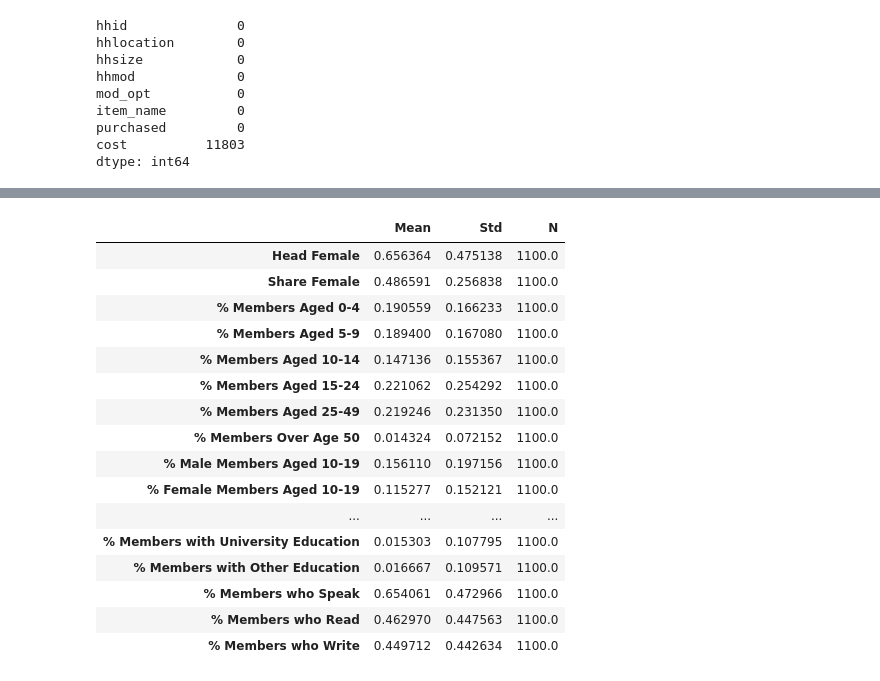
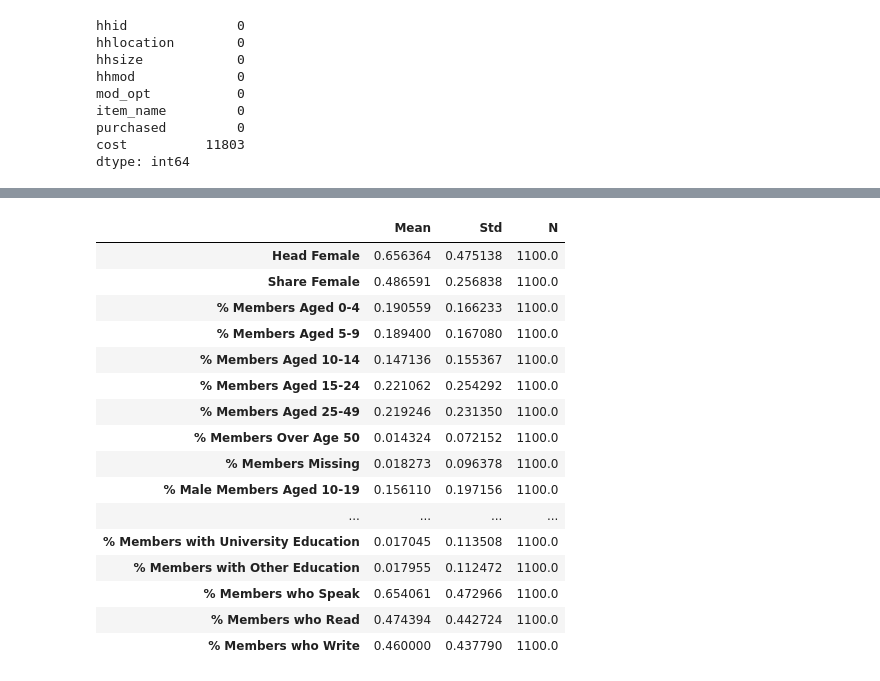
Before and after one commit to Colleen-ODonnell/KenyaPovertyTargetingModel, a Jupyter notebook: 2progs/C3_RenameVariables2.ipynb, the cells around one changed output, grey strips where cells are left out. Cells and saved outputs as stored; diff of their text form; code cells hidden in the pictures.

```diff
--- a/2progs/C3_RenameVariables2.ipynb
+++ b/2progs/C3_RenameVariables2.ipynb
@@ -117,6 +119,7 @@ ageDict = {"00 to 04": 0,
            "60 or more": 12}
 
 Member.ageRange=Member.ageRange.replace(ageDict)
+Member.ageRange=Member.ageRange.fillna(13)
 # %%
 # combine highest education and current grade
 Member.highestEducation = Member.highestEducation.fillna(Member.currentGrade)
@@ -193,6 +194,9 @@ foo = pd.DataFrame({
                         groupby('hhid')['ageRange'].count()/
                         Member.groupby('hhid')['gender'].count(),
     'shareFemaleAgeTwentytoFourtynine':Member.query('gender==1&(ageRange==4|ageRange==5|ageRange==6|ageRange==7|ageRange==8|ageRange==9)').
+                        groupby('hhid')['ageRange'].count()/
+                        Member.groupby('hhid')['gender'].count(),
+    'shareAgeNaN':Member.query('ageRange==13').
                         groupby('hhid')['ageRange'].count()/
                         Member.groupby('hhid')['gender'].count(),
 # Highest Education Shares
@@ -320,39 +341,39 @@ Nonfood.boxplot(column=['hhmod'])
 #aggregate up to household level----then merge!
 # %%
 foo[['headFemale', 'shareFemale','shareAgeZeroToFour','shareAgeFiveToNine', 'shareAgeTenToFourteen',
-    'shareAgeFifteenToTwentyfour', 'shareAgeTwentyfivetofourtynine', 'shareAgeFiftyPlus','shareMaleAgeTenToNineteen',
+    'shareAgeFifteenToTwentyfour', 'shareAgeTwentyfivetofourtynine', 'shareAgeFiftyPlus', 'shareAgeNaN','shareMaleAgeTenToNineteen',
     'shareFemaleAgeTenToNineteen', 'shareMaleAgeTwentytoFourtynine', 'shareFemaleAgeTwentytoFourtynine',
     'shareWithNoEducation', 'shareWithEarlyChildhood', 'shareWithPrimary', 'shareWithSecondary', 'shareWithVocational',
     'shareWithUniversity', 'shareWithOther', 'shareSpeaks', 'shareReads', 'shareWrites']].describe().T[['mean', 'std', 'count']].set_axis(['Head Female', 'Share Female', '% Members Aged 0-4', '% Members Aged 5-9',
                                                                                                                                           '% Members Aged 10-14', '% Members Aged 15-24', '% Members Aged 25-49',
-                                                                                                                                          '% Members Over Age 50', '% Male Members Aged 10-19', '% Female Members Aged 10-19',
+                                                                                                                                          '% Members Over Age 50', '% Members Missing', '% Male Members Aged 10-19', '% Female Members Aged 10-19',
                                                                                                                                           '% Male Members Aged 20-49', '% Female Members Aged 20-49', '% Members with No Education',
                                                                                                                                           '% Members with Early Childhood Education', '% Members with Primary Education',
                                                                                                                                        '% Members with Secondary Education',  '% Members with Vocational Education',
                                                                                                                                            '% Members with University Education',  '% Members with Other Education',
                                                                                                                                           '% Members who Speak', '% Members who Read', '% Members who Write'], axis = 'index').set_axis(['Mean', 'Std', 'N'], axis='columns')
 
 #kids who speak vs. members? ---N should be 18000
 
 #only 3 significant digits, N has no significant digits
 #means should add up to 1 for overlapping
 #bring food dataset to 1100----N= 1100, aggregate food/member datasets
 # %% [output]
 |  | Mean | Std | N |
 | Head Female | 0.656364 | 0.475138 | 1100.0 |
 | Share Female | 0.486591 | 0.256838 | 1100.0 |
 | % Members Aged 0-4 | 0.190559 | 0.166233 | 1100.0 |
 | % Members Aged 5-9 | 0.189400 | 0.167080 | 1100.0 |
 | % Members Aged 10-14 | 0.147136 | 0.155367 | 1100.0 |
 | % Members Aged 15-24 | 0.221062 | 0.254292 | 1100.0 |
 | % Members Aged 25-49 | 0.219246 | 0.231350 | 1100.0 |
 | % Members Over Age 50 | 0.014324 | 0.072152 | 1100.0 |
+| % Members Missing | 0.018273 | 0.096378 | 1100.0 |
 | % Male Members Aged 10-19 | 0.156110 | 0.197156 | 1100.0 |
-| % Female Members Aged 10-19 | 0.115277 | 0.152121 | 1100.0 |
 | ... | ... | ... | ... |
-| % Members with University Education | 0.015303 | 0.107795 | 1100.0 |
-| % Members with Other Education | 0.016667 | 0.109571 | 1100.0 |
+| % Members with University Education | 0.017045 | 0.113508 | 1100.0 |
+| % Members with Other Education | 0.017955 | 0.112472 | 1100.0 |
 | % Members who Speak | 0.654061 | 0.472966 | 1100.0 |
-| % Members who Read | 0.462970 | 0.447563 | 1100.0 |
-| % Members who Write | 0.449712 | 0.442634 | 1100.0 |
+| % Members who Read | 0.474394 | 0.442724 | 1100.0 |
+| % Members who Write | 0.460000 | 0.437790 | 1100.0 |
 # %%
```
Also changed, not shown: parts of 15 cells of this notebook, 16 other files.
